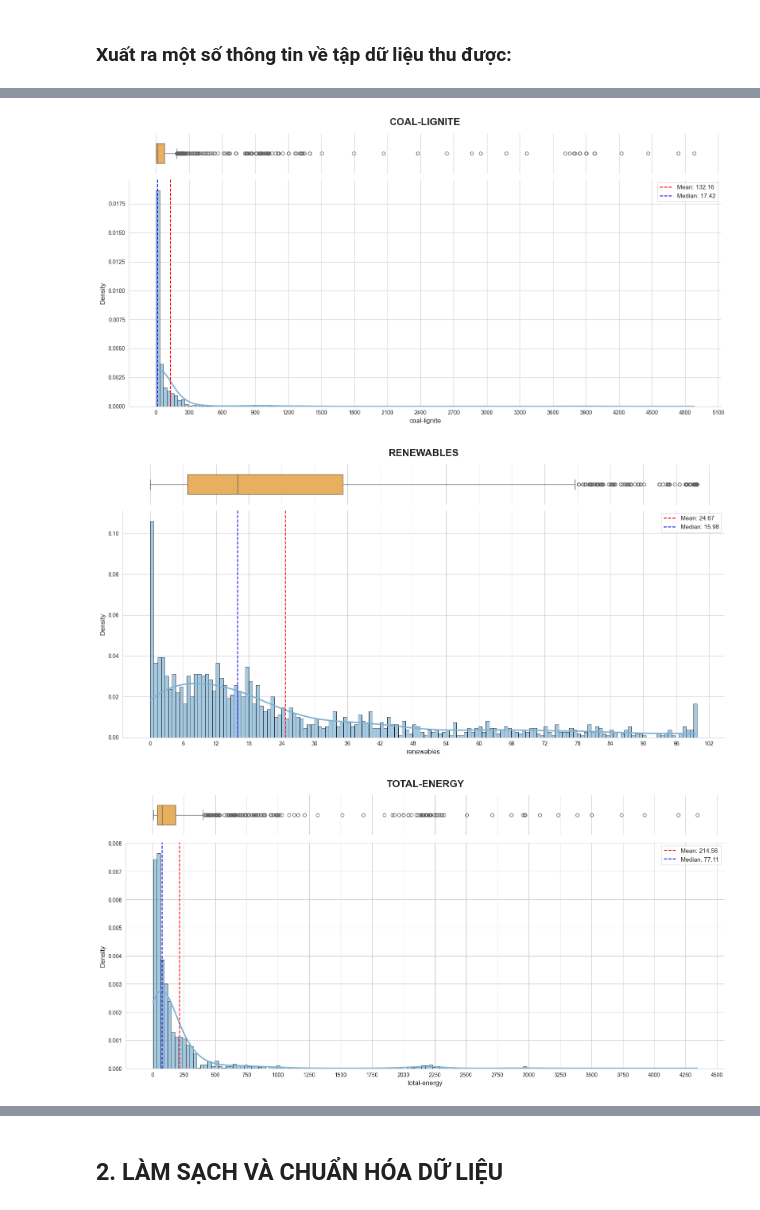
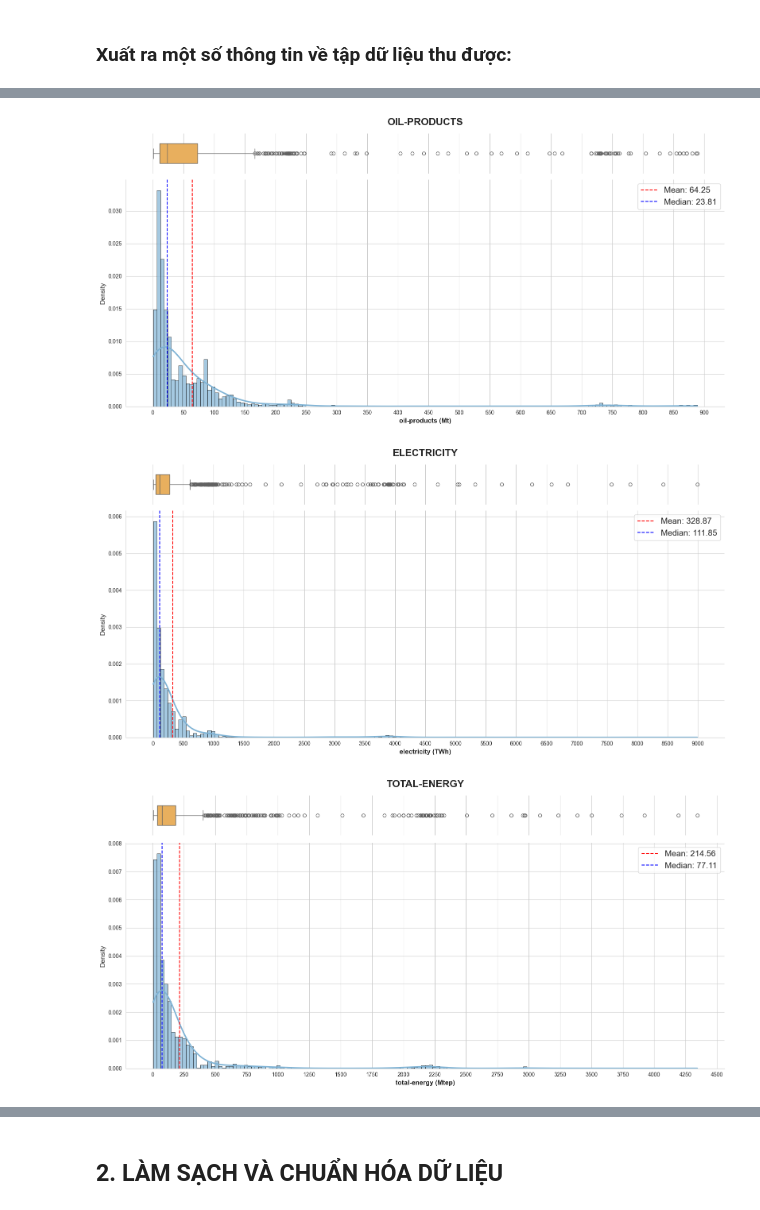
Before and after one commit to NganBui25/-CO2-Emissions-Prediction, a Jupyter notebook: feature_engineering.ipynb, the cells around one changed output, grey strips where cells are left out. Saved outputs shown, nothing was run; the diff lists cells and outputs as text; code cells hidden in the pictures.

```diff
--- a/feature_engineering.ipynb
+++ b/feature_engineering.ipynb
@@ -99,6 +147,17 @@ df
 # %%
+unit_map = {
+    'total-energy': 'Mtep',
+    'coal-lignite': 'Mt',
+    'oil-products': 'Mt',
+    'natural-gas': 'Gm3',
+    'electricity': 'TWh',
+    'renewables': '%',
+    'renewables-wind-solar': '%',
+    'co2-emissions': 'MtCO2'
+}
+
 sns.set_style("whitegrid")
-cols_to_plot = ['co2-emissions', 'coal-lignite', 'renewables', 'total-energy']
+cols_to_plot = ['co2-emissions', 'oil-products', 'electricity', 'total-energy']
 
 for col_name in cols_to_plot:
     fig, (ax_box, ax_hist) = plt.subplots(nrows=2, ncols=1, sharex=True,
@@ -119,12 +178,13 @@ for col_name in cols_to_plot:
     ax_hist.axvline(mean_val, color='red', linestyle='--', linewidth=1.5, label=f'Mean: {mean_val:.2f}')
     ax_hist.axvline(median_val, color='blue', linestyle='--', linewidth=1.5, label=f'Median: {median_val:.2f}')
 
+    ax_hist.xaxis.set_major_locator(ticker.MaxNLocator(20))
 
-    ax_hist.xaxis.set_major_locator(ticker.MaxNLocator(20))
-    ax_hist.set_xlabel(col_name, fontsize=12)
+    unit = unit_map.get(col_name, "")
+    ax_hist.set_xlabel(f"{col_name} ({unit})", fontsize=12, fontweight='bold')
+
     ax_hist.set_ylabel('Density', fontsize=12)
-    ax_hist.legend(loc='upper right', fontsize=11)
-
+    ax_hist.legend(loc='upper right', fontsize=15)
 
     for ax in [ax_box, ax_hist]:
         ax.spines['top'].set_visible(False)
@@ -141,4 +201,4 @@ for col_name in cols_to_plot:
-[figure, old version]
+[figure, new version]
-[figure, old version]
+[figure, new version]
-[figure, old version]
+[figure, new version]
 # %% [markdown]
```
Also changed, not shown: parts of 63 cells of this notebook, 11 other files.
